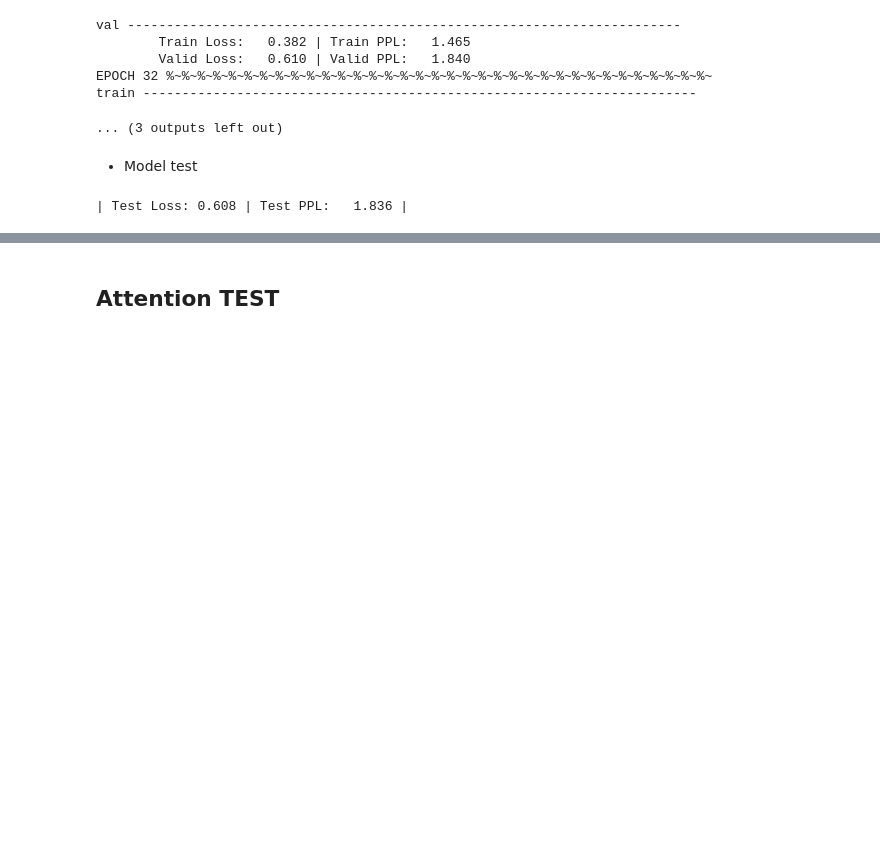
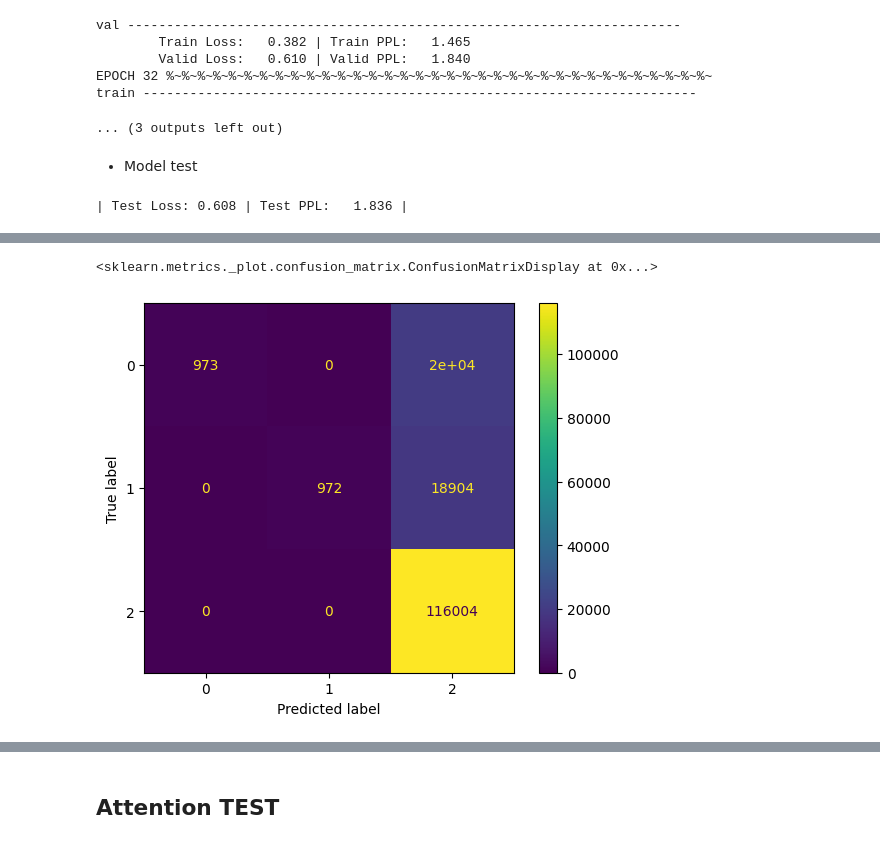
Before and after one commit to JafetMoon/hum_transcription_Project_DIA, a Jupyter notebook: 3-Arquitectura_ConvSeq2Seq.ipynb, the cells around one changed output, grey strips where cells are left out. Drawn from its saved outputs; the diff is of its cells as text; code cells hidden in the pictures; blank space fills up the shorter version.

```diff
--- a/3-Arquitectura_ConvSeq2Seq.ipynb
+++ b/3-Arquitectura_ConvSeq2Seq.ipynb
@@ -373,6 +382,7 @@ clip = 1.0
 teacher_forcing_ratio = 0.5
 
 best_valid_loss = float("inf")
+
 
 for epoch in tqdm(range(n_epochs)):
     print('train -----------------------------------------------------------------------')
@@ -397,6 +407,7 @@ for epoch in tqdm(range(n_epochs)):
         torch.save(model.state_dict(), "/content/drive/MyDrive/Educación/Diplomado Inteligencia Artificial Aplicada/Proyecto Final/ConvSeq2Seq_model.pt")
     print(f"\tTrain Loss: {train_loss:7.3f} | Train PPL: {np.exp(train_loss):7.3f}")
     print(f"\tValid Loss: {valid_loss:7.3f} | Valid PPL: {np.exp(valid_loss):7.3f}")
+    save_losses(train_loss,valid_loss)
 # %% [output]
 train -----------------------------------------------------------------------
 val -----------------------------------------------------------------------
@@ -477,6 +488,7 @@ for epoch in tqdm(range(n_epochs)):
         torch.save(model.state_dict(), "/content/drive/MyDrive/Educación/Diplomado Inteligencia Artificial Aplicada/Proyecto Final/ConvSeq2Seq_model.pt")
     print(f"\tTrain Loss: {train_loss:7.3f} | Train PPL: {np.exp(train_loss):7.3f}")
     print(f"\tValid Loss: {valid_loss:7.3f} | Valid PPL: {np.exp(valid_loss):7.3f}")
+    save_losses(train_loss,valid_loss)
 # %% [output]
 EPOCH 21 %~%~%~%~%~%~%~%~%~%~%~%~%~%~%~%~%~%~%~%~%~%~%~%~%~%~%~%~%~%~%~%~%~%~%~
 train -----------------------------------------------------------------------
@@ -548,0 +668,11 @@ print(f"| Test Loss: {test_loss:.3f} | Test PPL: {np.exp(test_loss):7.3f} |")
+# %%
+# Ejemplo de uso:
+test_loss, test_accuracy, test_precision, test_recall, test_f1, conf_matrix, avg_levenshtein, LV_list = evaluate_test_metrics(
+    model, test_loader, criterion, device
+)
+print(f"Test Loss: {test_loss:.3f}")
+print(f"Test Accuracy: {test_accuracy:.3f}")
+print(f"Test Precision: {test_precision:.3f}")
+print(f"Test Recall: {test_recall:.3f}")
+print(f"Test F1 Score: {test_f1:.3f}")
+print(f"Average Levenshtein Distance: {avg_levenshtein:.3f}")
@@ -548,0 +696,5 @@ print(f"| Test Loss: {test_loss:.3f} | Test PPL: {np.exp(test_loss):7.3f} |")
+# %%
+ConfusionMatrixDisplay(conf_matrix, display_labels=[0,1,2]).plot()
+# %% [output]
+<sklearn.metrics._plot.confusion_matrix.ConfusionMatrixDisplay at 0x...>
+[figure, added]
```
Also changed, not shown: parts of 9 cells of this notebook, 2 other files.
